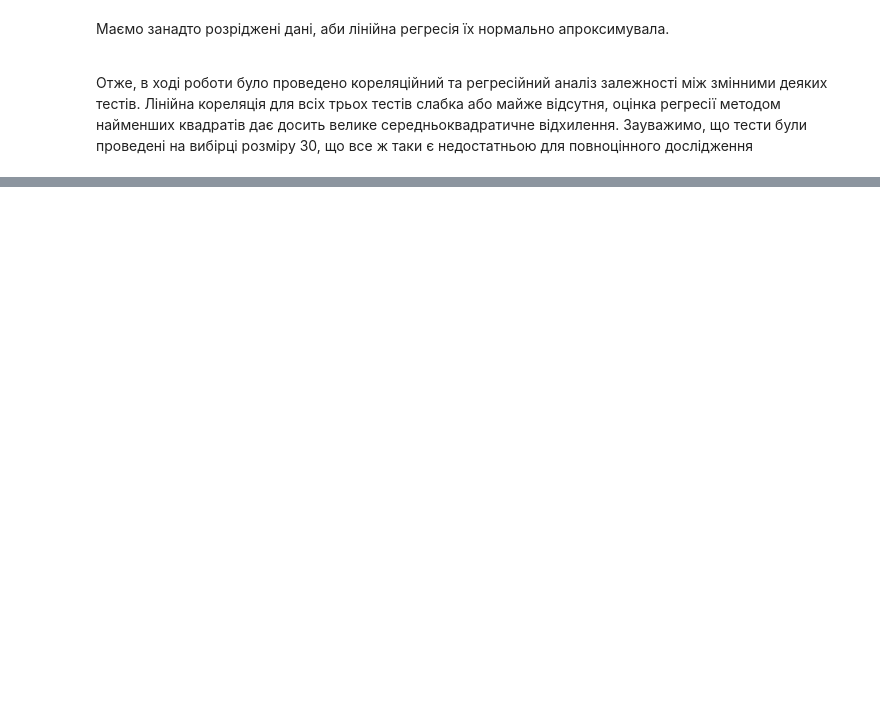
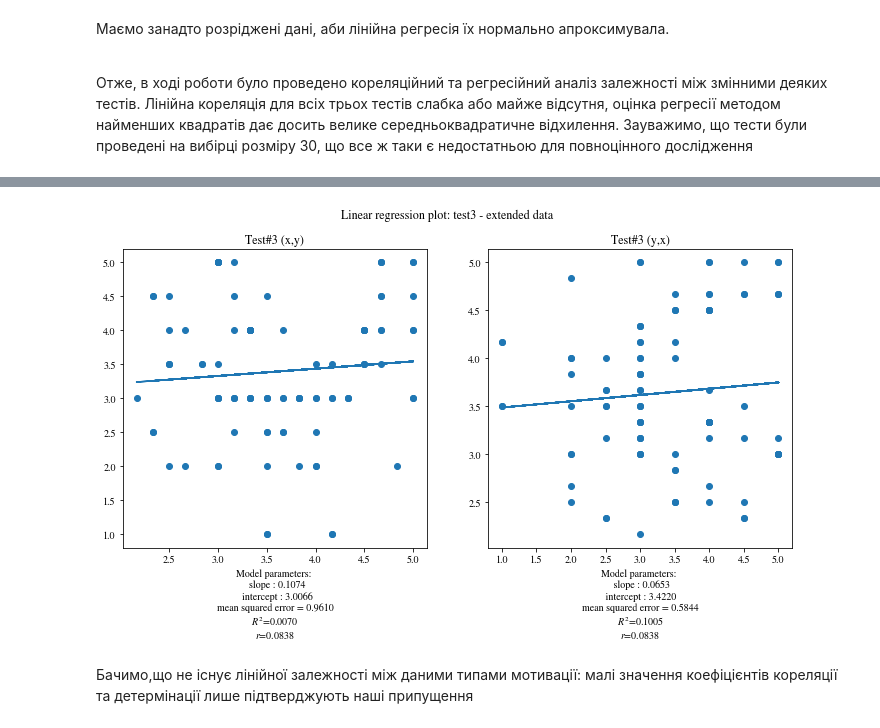
Before and after one commit to EddieKro/Data-Analysis, a Jupyter notebook: projects/task3/Task3.ipynb, the cells around one changed output, grey strips where cells are left out. Cells and saved outputs as stored; diff of their text form; code cells hidden in the pictures; blank space fills up the shorter version.

```diff
--- a/projects/task3/Task3.ipynb
+++ b/projects/task3/Task3.ipynb
@@ -236,0 +285,25 @@ for i in range(3):
+# %%
+test_3_all_data = {'x': data['Професійні мотиви'].values, 'y': data['Мотиви творчої самореалізації'].values}
+pred,beta1,alpha1 = predict(test_3_all_data['x'],test_3_all_data['y'])
+pred_reversed,beta2,alpha2 = predict(test_3_all_data['y'],test_3_all_data['x'])
+
+fig,ax = plt.subplots(1,2,figsize = (12,5.5))
+fig.suptitle('Linear regression plot: test3 - extended data',fontsize=12)
+
+ax[0].plot(test_3_all_data['x'],pred)
+ax[0].scatter(test_3_all_data['x'],test_3_all_data['y'])
+ax[0].set_title(f"Test#{3} (x,y)")
+ax[0].set_xlabel(f"Model parameters: \n\t slope : {beta1:.4f}\n\t intercept : {alpha1:.4f}\n"
+                   f"mean squared error = {mean_squared_error(test_3_all_data['y'],pred):.4f}\n$R^2$={r2_score(test_3_all_data['y'],pred):.4f}\n"
+                   f"$r$={pearson_correlation(test_3_all_data['x'],test_3_all_data['y'])[0]:.4f}")
+
+ax[1].plot(test_3_all_data['y'],pred_reversed)
+ax[1].scatter(test_3_all_data['y'],test_3_all_data['x'])
+ax[1].set_title(f"Test#{3} (y,x)")
+ax[1].set_xlabel(f"Model parameters: \n\tslope : {beta2:.4f}\n\tintercept : {alpha2:.4f}\n"
+                   f"mean squared error = {mean_squared_error(test_3_all_data['x'],pred_reversed):.4f}\n$R^2$={r2_score(test_3_all_data['x'],pred):.4f}\n"
+                   f"$r$={pearson_correlation(test_3_all_data['y'],test_3_all_data['x'])[0]:.4f}");
+# %% [output]
+[figure, added]
+# %% [markdown]
+Бачимо,що не існує лінійної залежності між даними типами мотивації: малі значення коефіцієнтів кореляції та детермінації лише підтверджують наші припущення
```
Also changed, not shown: parts of 7 cells of this notebook.
